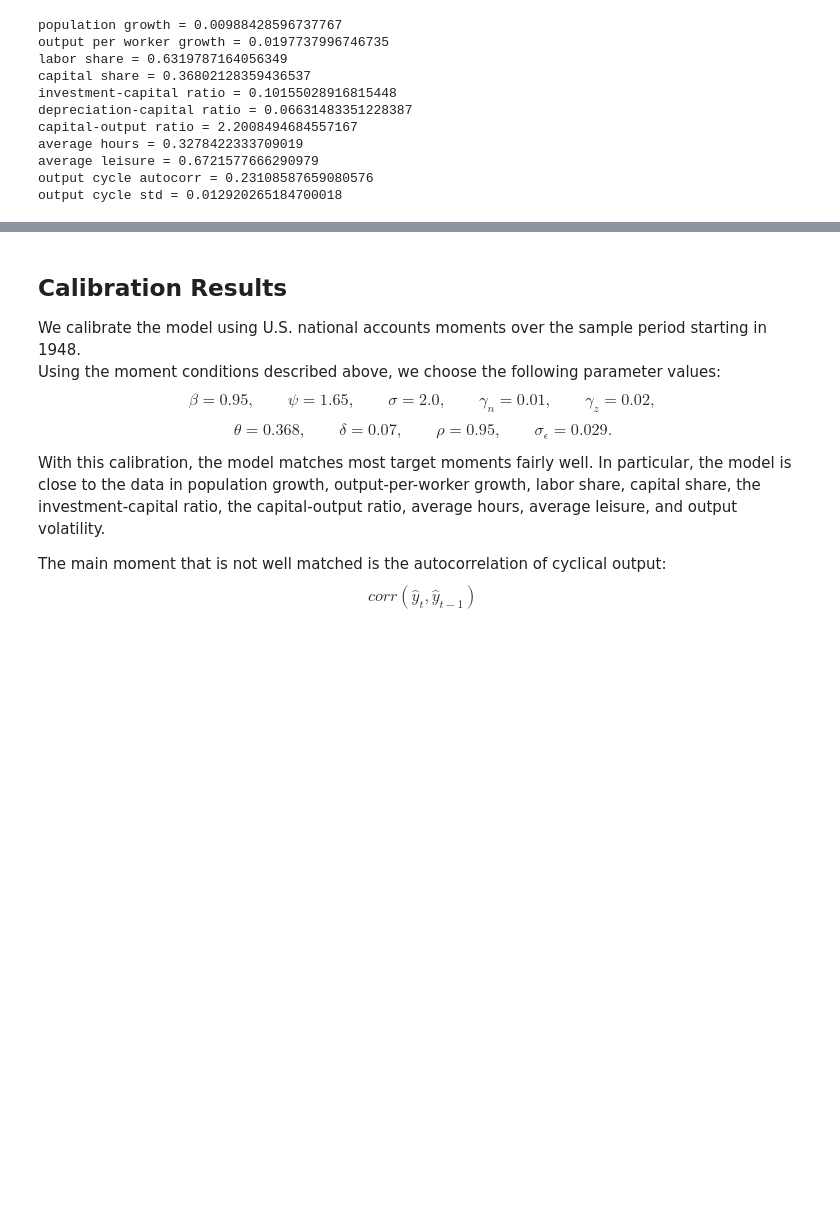
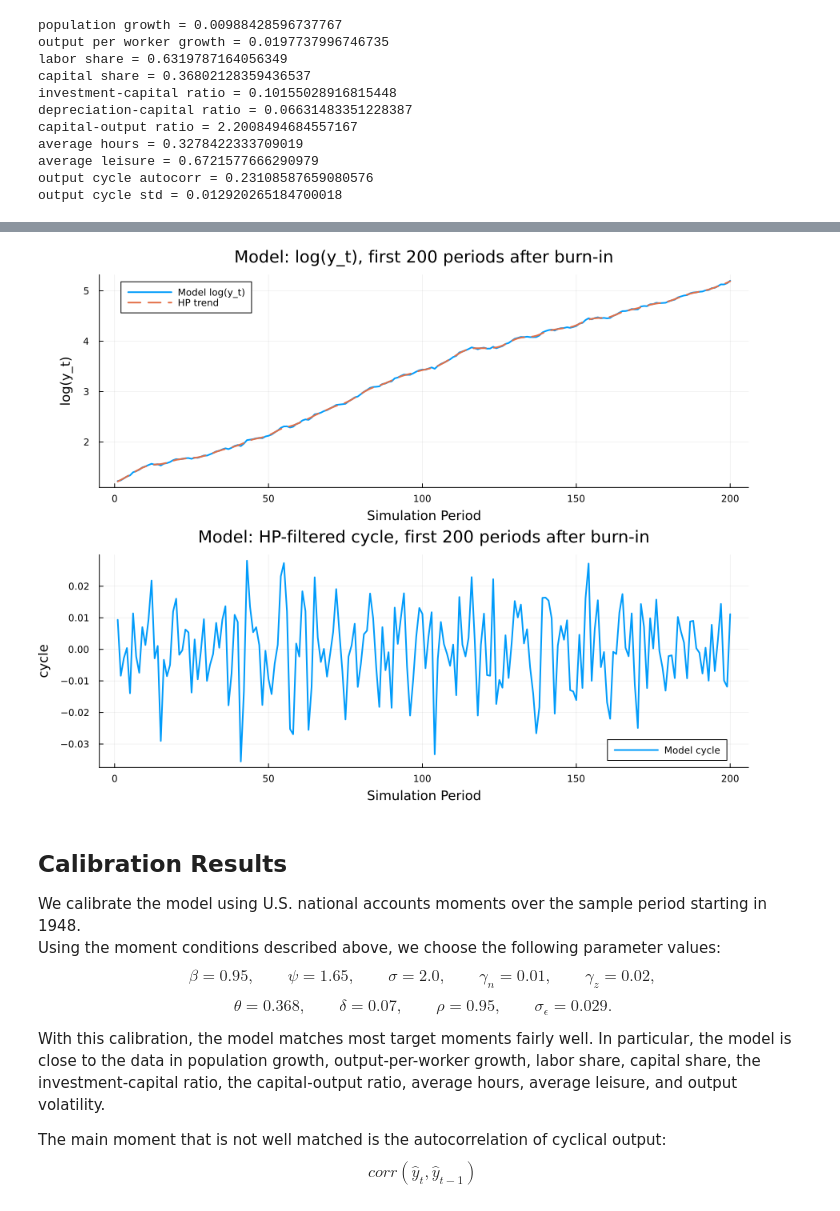
Before and after one commit to YuxuanZhao-Econ/ECON8208, a Jupyter notebook: HW5/HW5.ipynb, the cells around one changed output, grey strips where cells are left out. Drawn from its saved outputs; the diff is of its cells as text; code cells hidden in the pictures; blank space fills up the shorter version.

```diff
--- a/HW5/HW5.ipynb
+++ b/HW5/HW5.ipynb
@@ -1852,8 +1852,8 @@ output cycle std = 0.012920265184700018
 # ----------------------------------------------------------
 
 hstep_lq = 1e-6    # step size for numerical derivatives in LQ approximation
-T = 3000            # number of periods to simulate
-burn_in = 100       # number of initial periods to discard in statistics
+T = 76            # number of periods to simulate
+burn_in = 0       # number of initial periods to discard in statistics
 seed = 1234         # random seed for reproducibility
 
 z_ss = 1.0            # steady-state productivity
@@ -1997,3 +2041,52 @@ Output cycle std                           0.01292          0.013047
+# %%
+using Plots
+
+# ----------------------------------------
+# Model: only 200 periods after burn-in
+# ----------------------------------------
+n_show = 200
+
+y_model = sim.c .+ sim.x
+log_y_model = log.(y_model)
+
+idx = (burn_in + 1):(burn_in + n_show)
+log_y_model_200 = log_y_model[idx]
+
+trend_model_200, cycle_model_200 = tools.hp_filter(log_y_model_200, hp_lambda)
+
+t_model_200 = 1:n_show
+
+p_model_level = plot(
+    t_model_200,
+    log_y_model_200,
+    label = "Model log(y_t)",
+    linewidth = 2,
+    xlabel = "Simulation Period",
+    ylabel = "log(y_t)",
+    title = "Model: log(y_t), first 200 periods after burn-in"
+)
+plot!(
+    p_model_level,
+    t_model_200,
+    trend_model_200,
+    label = "HP trend",
+    linewidth = 2,
+    linestyle = :dash
+)
+
+p_model_cycle = plot(
+    t_model_200,
+    cycle_model_200,
+    label = "Model cycle",
+    linewidth = 2,
+    xlabel = "Simulation Period",
+    ylabel = "cycle",
+    title = "Model: HP-filtered cycle, first 200 periods after burn-in"
+)
+
+plot(p_model_level, p_model_cycle, layout=(2,1), size=(900,700))
+# %% [output]
+[figure, added]
 # %% [markdown]
 ## Calibration Results
 
```
Also changed, not shown: parts of 2 cells of this notebook.
